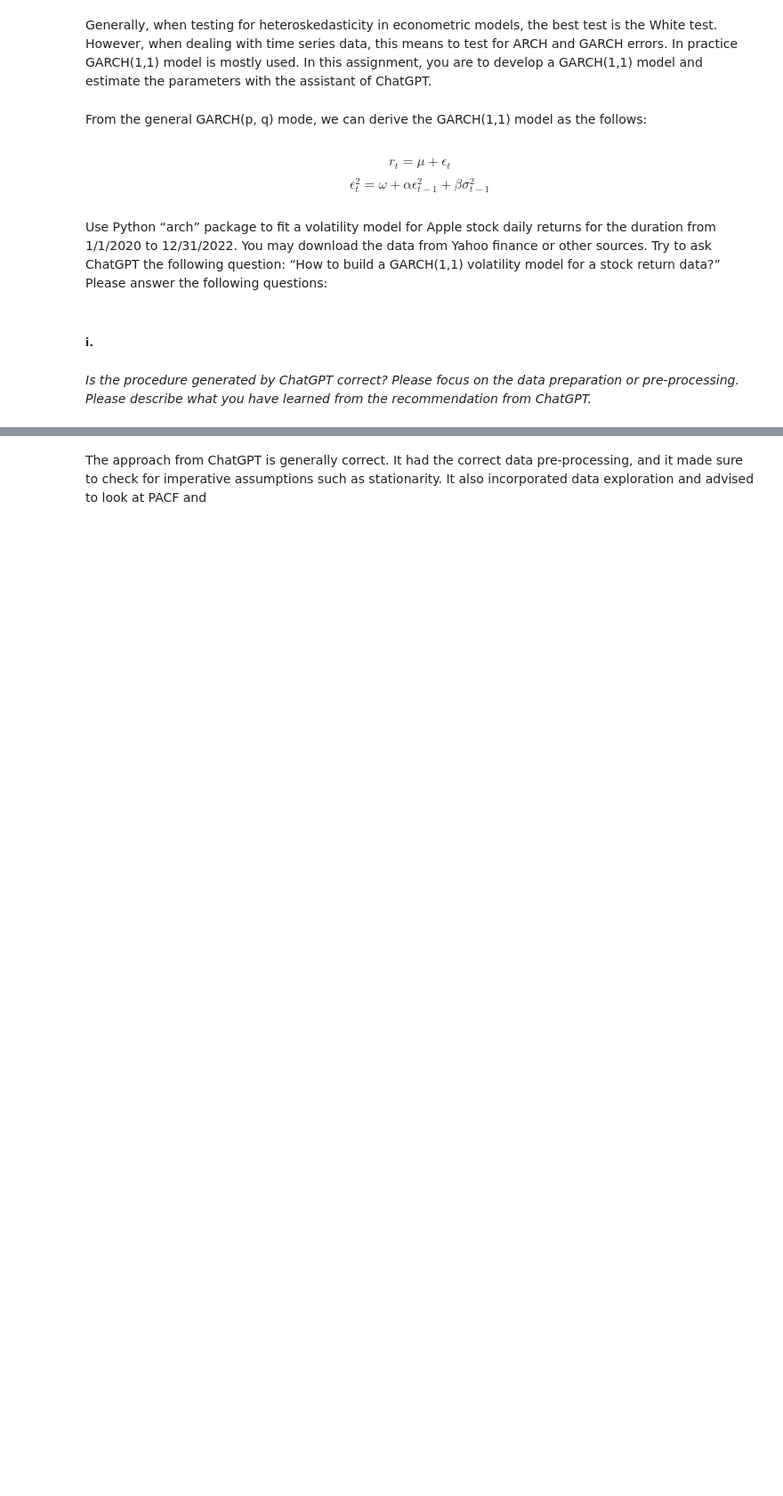
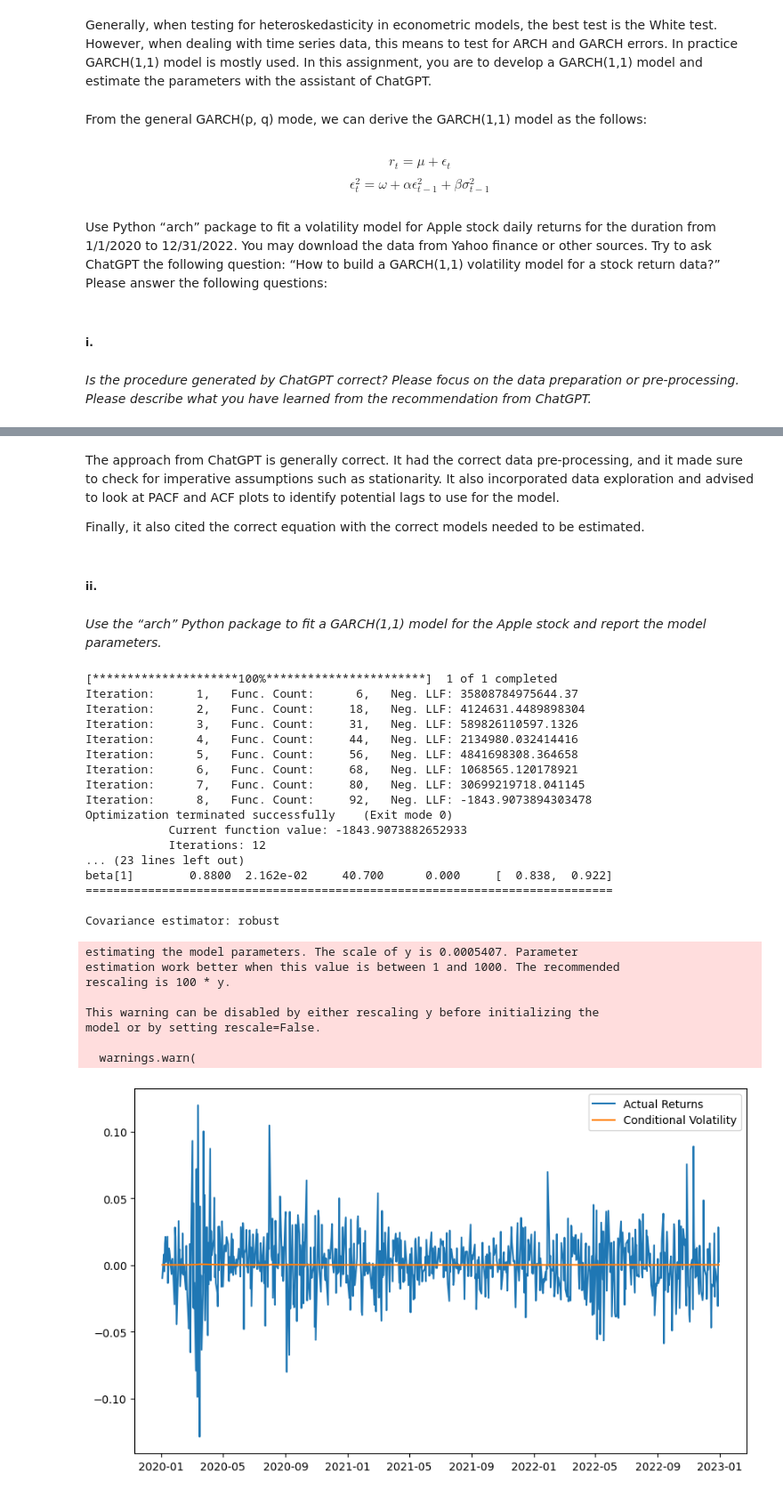
Before and after one commit to bs333/fe-670, a Jupyter notebook: FE670 - Homeworks/FE670 - Homework #1/FE670 - Homework #1.ipynb, the cells around one changed output, grey strips where cells are left out. Shown at 89% size. Saved outputs shown, nothing was run; the diff lists cells and outputs as text; code cells hidden in the pictures; blank space fills up the shorter version.

```diff
--- a/FE670 - Homeworks/FE670 - Homework #1/FE670 - Homework #1.ipynb
+++ b/FE670 - Homeworks/FE670 - Homework #1/FE670 - Homework #1.ipynb
@@ -313,4 +313,70 @@ Risk Management:
 The GARCH(1,1) model can be used to estimate and manage risk in your portfolio by calculating value-at-risk (VaR) and conditional value-at-risk (CVaR).
 Remember that financial time series data can be noisy and challenging to model accurately, so it's essential to continuously monitor and update your model as new data becomes available. Additionally, you can explore more complex models, such as GARCH(p, q), if the GARCH(1,1) model does not adequately capture the behavior of the stock returns.
 # %% [markdown]
-The approach from ChatGPT is generally correct. It had the correct data pre-processing, and it made sure to check for imperative assumptions such as stationarity. It also incorporated data exploration and advised to look at PACF and
+The approach from ChatGPT is generally correct. It had the correct data pre-processing, and it made sure to check for imperative assumptions such as stationarity. It also incorporated data exploration and advised to look at PACF and ACF plots to identify potential lags to use for the model.
+
+Finally, it also cited the correct equation with the correct models needed to be estimated.
+# %% [markdown]
+##### ii.
+# %% [markdown]
+*Use the “arch” Python package to fit a GARCH(1,1) model
+for the Apple stock and report the model parameters.*
+# %%
+import numpy as np
+import pandas as pd
+import matplotlib.pyplot as plt
+import yfinance as yf
+from arch import arch_model
+
+# Download Apple stock price data
+symbol = 'AAPL'
+data = yf.download(symbol, start='2020-01-01', end='2022-12-31')
+
+# Calculate the daily returns
+data['returns'] = data['Close'].pct_change().dropna()
+
+# Drop NA values from returns
+returns = data['returns'].dropna()
+
+# Fit a GARCH(1, 1) model
+model = arch_model(returns, vol='Garch', p=1, q=1)
+results = model.fit()
+
+# Print the summary
+print(results.summary())
+
+# Plot the actual returns
+plt.figure(figsize=(10, 6))
+plt.plot(returns, label='Actual Returns')
+
+# Plot the model's conditional volatility
+plt.plot(results.conditional_volatility / 100, label='Conditional Volatility') # divide by 100 to match scale
+plt.legend()
+plt.show()
+# %% [output]
+[*********************100%***********************]  1 of 1 completed
+Iteration:      1,   Func. Count:      6,   Neg. LLF: 35808784975644.37
+Iteration:      2,   Func. Count:     18,   Neg. LLF: 4124631.4489898304
+Iteration:      3,   Func. Count:     31,   Neg. LLF: 589826110597.1326
+Iteration:      4,   Func. Count:     44,   Neg. LLF: 2134980.032414416
+Iteration:      5,   Func. Count:     56,   Neg. LLF: 4841698308.364658
+Iteration:      6,   Func. Count:     68,   Neg. LLF: 1068565.120178921
+Iteration:      7,   Func. Count:     80,   Neg. LLF: 30699219718.041145
+Iteration:      8,   Func. Count:     92,   Neg. LLF: -1843.9073894303478
+Optimization terminated successfully    (Exit mode 0)
+            Current function value: -1843.9073882652933
+            Iterations: 12
+... (23 lines left out)
+beta[1]        0.8800  2.162e-02     40.700      0.000     [  0.838,  0.922]
+============================================================================
+
+Covariance estimator: robust
+estimating the model parameters. The scale of y is 0.0005407. Parameter
+estimation work better when this value is between 1 and 1000. The recommended
+rescaling is 100 * y.
+
+This warning can be disabled by either rescaling y before initializing the
+model or by setting rescale=False.
+
+  warnings.warn(
+[figure, added]
```
Also changed, not shown: parts of 1 cell of this notebook.
